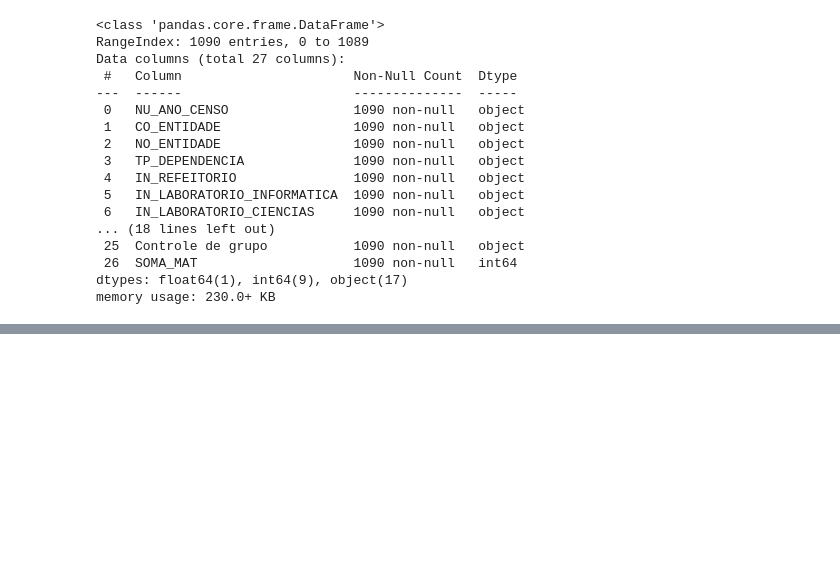
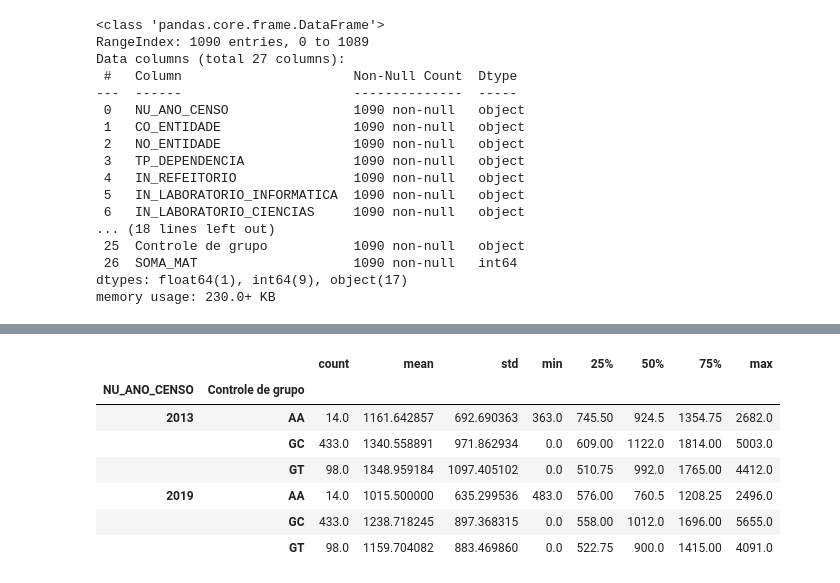
Before and after one commit to Bruno-Santana-Eco/Dados_Painel_Escolas_SSA, a Jupyter notebook: Diff-in-diff.ipynb, the cells around one changed output, grey strips where cells are left out. Cells and saved outputs as stored; diff of their text form; code cells hidden in the pictures; blank space fills up the shorter version.

```diff
--- a/Diff-in-diff.ipynb
+++ b/Diff-in-diff.ipynb
@@ -534,6 +534,9 @@ memory usage: 136.8+ KB
 df_diferentes.to_excel('C:/Users/Samsung/Documents/GitHub-Datas/Trabalho_Vanessa/Tratamento/df_nomes_diferentes.xlsx', index=False)
 # %% [markdown]
 ### Análise descritiva
+# %%
+import pandas as pd
+pd.set_option('display.max_columns', None)
 # %%
 df = pd.read_parquet("C:/Users/Samsung/Documents/GitHub-Datas/Trabalho_Vanessa/Tratamento/df_tratado.parquet", engine= 'pyarrow')
 df.info()
@@ -569,0 +598,12 @@ df.describe()
+# %%
+sum_mat_ano_GC = df.groupby(['NU_ANO_CENSO','Controle de grupo'])['SOMA_MAT'].describe()
+sum_mat_ano_GC
+# %% [output]
+|  |  | count | mean | std | min | 25% | 50% | 75% | max |
+| NU_ANO_CENSO | Controle de grupo |  |  |  |  |  |  |  |  |
+| 2013 | AA | 14.0 | 1161.642857 | 692.690363 | 363.0 | 745.50 | 924.5 | 1354.75 | 2682.0 |
+|  | GC | 433.0 | 1340.558891 | 971.862934 | 0.0 | 609.00 | 1122.0 | 1814.00 | 5003.0 |
+|  | GT | 98.0 | 1348.959184 | 1097.405102 | 0.0 | 510.75 | 992.0 | 1765.00 | 4412.0 |
+| 2019 | AA | 14.0 | 1015.500000 | 635.299536 | 483.0 | 576.00 | 760.5 | 1208.25 | 2496.0 |
+|  | GC | 433.0 | 1238.718245 | 897.368315 | 0.0 | 558.00 | 1012.0 | 1696.00 | 5655.0 |
+|  | GT | 98.0 | 1159.704082 | 883.469860 | 0.0 | 522.75 | 900.0 | 1415.00 | 4091.0 |
```
Also changed, not shown: parts of 11 cells of this notebook.
